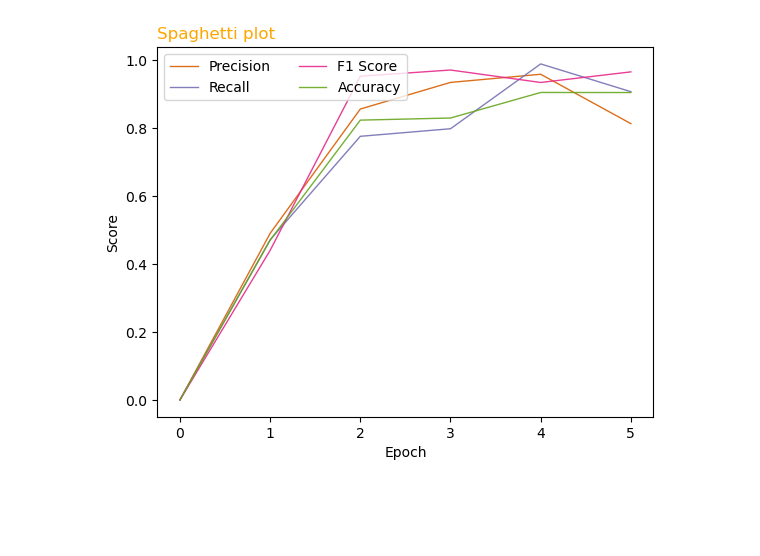
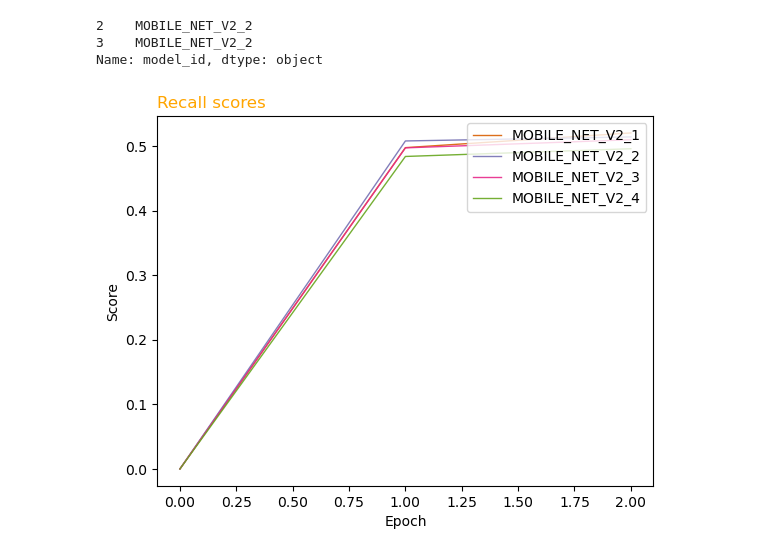
Before and after one commit to peterrr1/FacialAttributeDetection, a Jupyter notebook: visualize.ipynb, the cells around one changed output. Saved outputs shown, nothing was run; the diff lists cells and outputs as text; code cells hidden in the pictures; blank space fills up the shorter version.

Commit message:
Model + deployment

```diff
--- a/visualize.ipynb
+++ b/visualize.ipynb
@@ -217,16 +249,16 @@ import numpy as np
 import pandas as pd
 
 # Make a data frame
-def spaghetti_plot(*args):
+def spaghetti_plot(title, labels, *args):
     if args is None:
         return
     df=pd.DataFrame(
         {
             'x': range(0, len(args[0])),
-            'Precision': args[0],
-            'Recall': args[1],
-            'F1 Score': args[2],
-            'Accuracy': args[3]
+            labels[0]: args[0],
+            labels[1]: args[1],
+            labels[2]: args[2],
+            labels[3]: args[3]
 
         })
 
@@ -242,20 +274,43 @@ def spaghetti_plot(*args):
         plt.plot(df['x'], df[column], marker='', color=palette(num), linewidth=1, alpha=0.9, label=column)
 
     # Add legend
-    plt.legend(loc=2, ncol=2)
+    plt.legend(loc=2, ncol=1)
 
     # Add titles
-    plt.title("Spaghetti plot", loc='left', fontsize=12, fontweight=0, color='orange')
+    plt.title(title, loc='left', fontsize=12, fontweight=0, color='orange')
     plt.xlabel("Epoch")
     plt.ylabel("Score")
 
     # Show the graph
     plt.show()
-# %%
-precision_scores = [0, 0.49009759, 0.85604791, 0.93434543, 0.95837441, 0.81311613]
-recall_scores = [0, 0.47121944, 0.77575414, 0.79800868, 0.9887914, 0.90708793]
-f1_scores = [0, 0.44013703, 0.95255816, 0.97086948, 0.93417291, 0.96537362]
-accuracy_scores = [0, 0.47001183, 0.82337835, 0.82959385, 0.90475158, 0.90459878]
-spaghetti_plot(precision_scores, recall_scores, f1_scores, accuracy_scores)
-# %% [output]
-[figure, removed]
+# %%
+valid_score = pd.read_csv('metadata/validation_scores.csv')
+
+#Recall scores
+v1_values = [0]
+v2_values = [0]
+v3_values = [0]
+v4_values = [0]
+
+v1 = valid_score[['model_id', 'recall_score']][0:2]
+v1_values.extend(v1['recall_score'].values)
+
+v2 = valid_score[['model_id', 'recall_score']][2:4]
+v2_values.extend(v2['recall_score'].values)
+
+v3 = valid_score[['model_id', 'recall_score']][4:6]
+v3_values.extend(v3['recall_score'].values)
+
+v4 = valid_score[['model_id', 'recall_score']][6:8]
+v4_values.extend(v4['recall_score'].values)
+
+print(v2['model_id'])
+
+labels = [v1['model_id'][0], v2['model_id'][2], v3['model_id'][4], v4['model_id'][6]]
+
+spaghetti_plot('Recall scores', labels, v1_values, v2_values, v3_values, v4_values)
+# %% [output]
+2    MOBILE_NET_V2_2
+3    MOBILE_NET_V2_2
+Name: model_id, dtype: object
+[figure, added]
```
Also changed, not shown: parts of 12 cells of this notebook, 58 other files.
